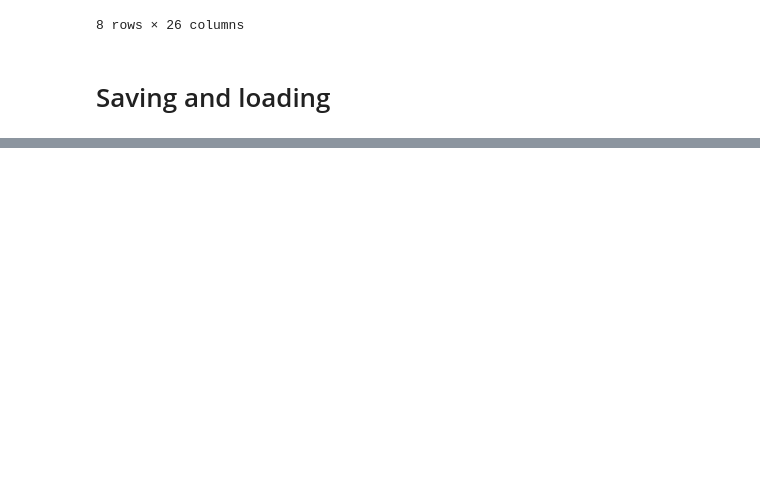
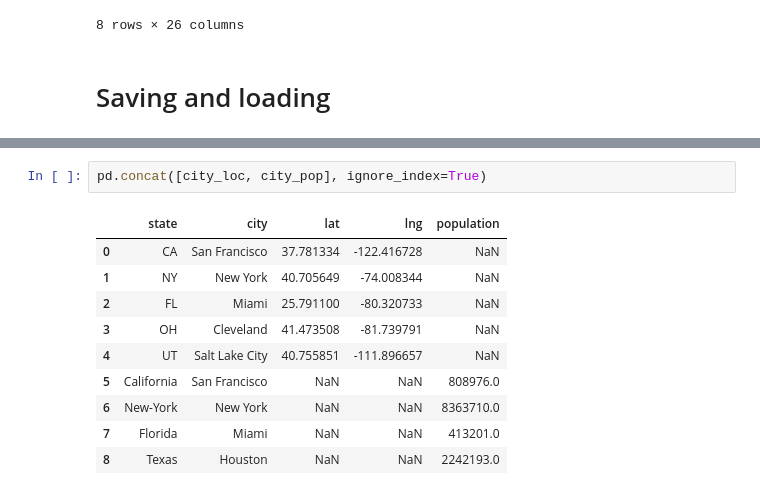
Before and after one commit to nswekosk/hands-on-machine-learning-practice, a Jupyter notebook: Pandas_Practice.ipynb, the cells around one changed output, grey strips where cells are left out. Drawn from its saved outputs; the diff is of its cells as text; blank space fills up the shorter version.

```diff
--- a/Pandas_Practice.ipynb
+++ b/Pandas_Practice.ipynb
@@ -1351,0 +1512,13 @@ large_df.describe()
+# %%
+pd.concat([city_loc, city_pop], ignore_index=True)
+# %% [output]
+|  | state | city | lat | lng | population |
+| 0 | CA | San Francisco | 37.781334 | -122.416728 | NaN |
+| 1 | NY | New York | 40.705649 | -74.008344 | NaN |
+| 2 | FL | Miami | 25.791100 | -80.320733 | NaN |
+| 3 | OH | Cleveland | 41.473508 | -81.739791 | NaN |
+| 4 | UT | Salt Lake City | 40.755851 | -111.896657 | NaN |
+| 5 | California | San Francisco | NaN | NaN | 808976.0 |
+| 6 | New-York | New York | NaN | NaN | 8363710.0 |
+| 7 | Florida | Miami | NaN | NaN | 413201.0 |
+| 8 | Texas | Houston | NaN | NaN | 2242193.0 |
```
Also changed, not shown: parts of 27 cells of this notebook.
